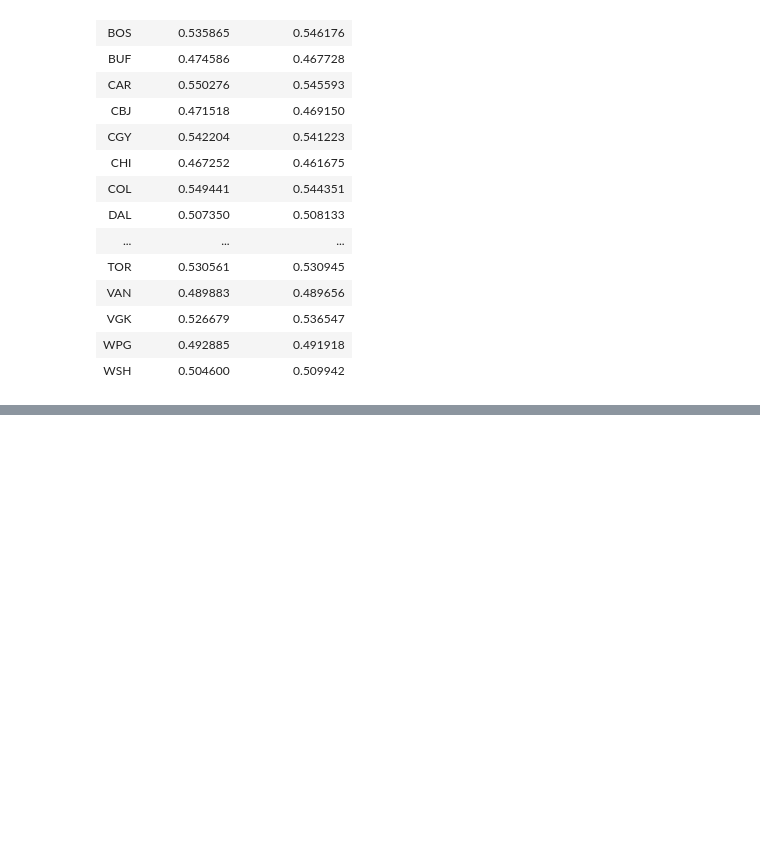
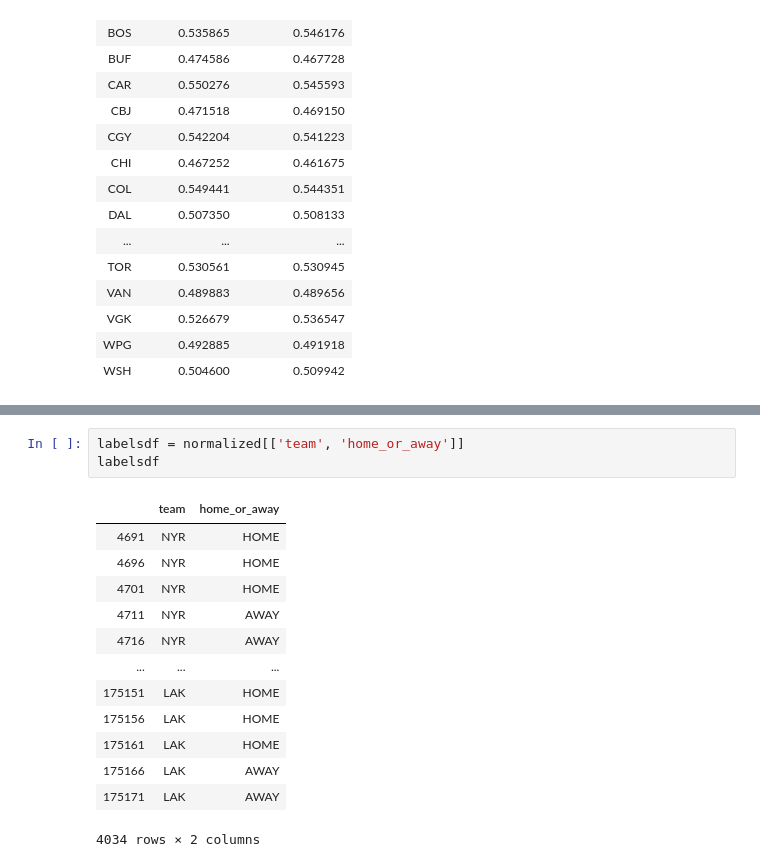
Before and after one commit to nanderson1982/NHL_Predicto, a Jupyter notebook: model/testing.ipynb, the cells around one changed output, grey strips where cells are left out. Cells and saved outputs as stored; diff of their text form; blank space fills up the shorter version.

```diff
--- a/model/testing.ipynb
+++ b/model/testing.ipynb
@@ -290,0 +301,17 @@ anaHome
+# %%
+labelsdf = normalized[['team', 'home_or_away']]
+labelsdf
+# %% [output]
+|  | team | home_or_away |
+| 4691 | NYR | HOME |
+| 4696 | NYR | HOME |
+| 4701 | NYR | HOME |
+| 4711 | NYR | AWAY |
+| 4716 | NYR | AWAY |
+| ... | ... | ... |
+| 175151 | LAK | HOME |
+| 175156 | LAK | HOME |
+| 175161 | LAK | HOME |
+| 175166 | LAK | AWAY |
+| 175171 | LAK | AWAY |
+4034 rows × 2 columns
```
Also changed, not shown: parts of 11 cells of this notebook, 3 other files.
